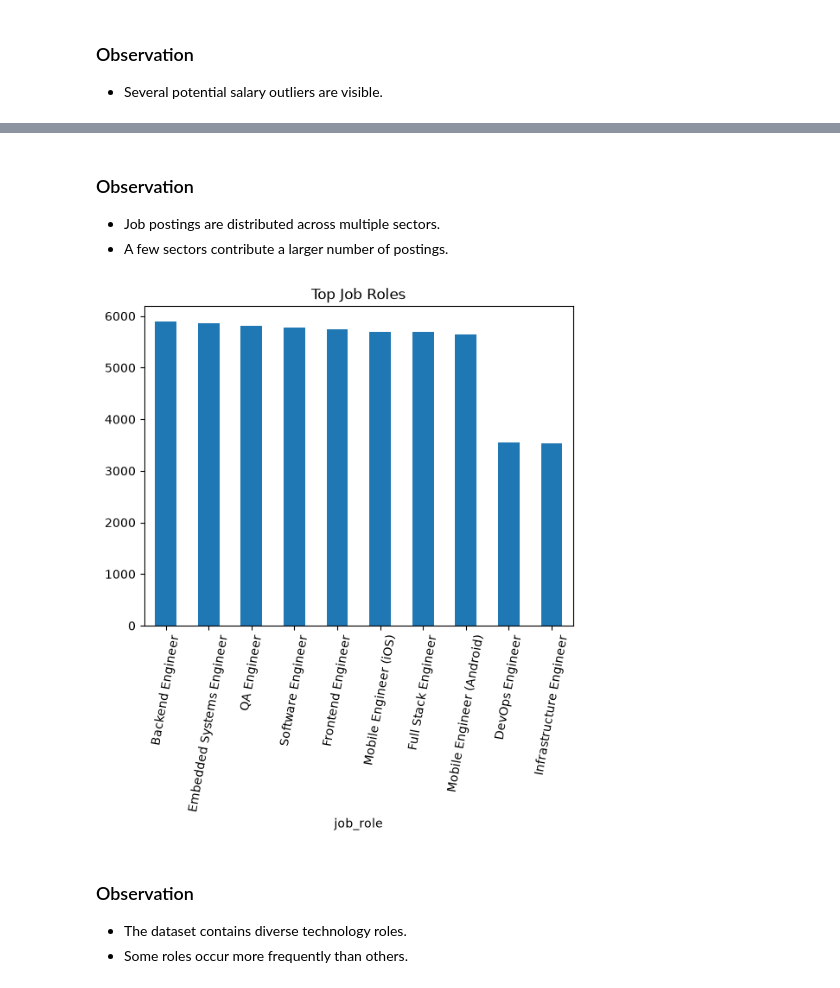
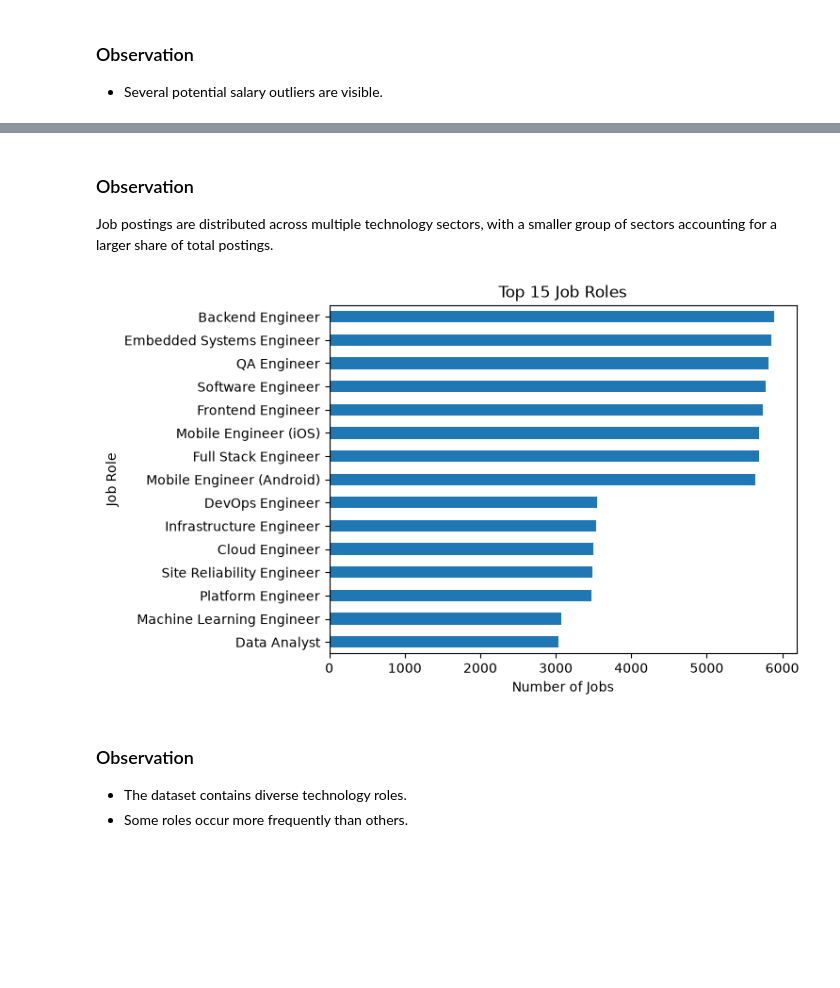
Before and after one commit to adityasaini-devx/Task_01, a Jupyter notebook: EDA_Tech_Job_Market.ipynb, the cells around one changed output, grey strips where cells are left out. Cells and saved outputs as stored; diff of their text form; code cells hidden in the pictures; blank space fills up the shorter version.

```diff
--- a/EDA_Tech_Job_Market.ipynb
+++ b/EDA_Tech_Job_Market.ipynb
@@ -311,6 +387,8 @@ plt.show()
 # %%
 df["salary_min_usd"] = pd.to_numeric(df["salary_min_usd"], errors="coerce")
 df["salary_max_usd"] = pd.to_numeric(df["salary_max_usd"], errors="coerce")
+df.loc[df["salary_min_usd"] <= 0, "salary_min_usd"] = np.nan
+df.loc[df["salary_max_usd"] <= 0, "salary_max_usd"] = np.nan
 # %%
 inv_exp = df["years_experience_max"] < df["years_experience_min"]
 df.loc[inv_exp, ["years_experience_min", "years_experience_max"]] = df.loc[inv_exp, ["years_experience_max", "years_experience_min"]].values
@@ -338,3 +440,15 @@ plt.show()
 # %% [markdown]
 ### Observation
 - Several potential salary outliers are visible.
+# %%
+df["sector_clean"] = (df["sector"].str.strip().str.title())
+# %%
+sector_map = {
+    "Ai/Ml": "AI/ML",
+    "E-Commerce": "E-commerce",
+    "Healthtech": "HealthTech",
+    "Edtech": "EdTech",
+    "Saas": "SaaS",
+    "Fintech": "Fintech"}
+# %%
+df["sector_clean"] = (df["sector_clean"].replace(sector_map))
@@ -350,17 +479,20 @@ plt.show()
 # %% [markdown]
 ### Observation
-- Job postings are distributed across multiple sectors.
-- A few sectors contribute a larger number of postings.
+
+Job postings are distributed across multiple technology sectors,
+with a smaller group of sectors accounting for a larger share
+of total postings.
 # %%
-df["job_role"].value_counts().head(10).plot(
-    kind="bar"
-)
+top_roles = df["job_role"].value_counts().head(15)
 
-plt.title("Top Job Roles")
-plt.xticks(rotation=80)
+top_roles.sort_values().plot(kind="barh")
+
+plt.title("Top 15 Job Roles")
+plt.xlabel("Number of Jobs")
+plt.ylabel("Job Role")
 plt.show()
 # %% [output]
-[figure, old version]
+[figure, new version]
 # %% [markdown]
 ### Observation
 - The dataset contains diverse technology roles.
```
Also changed, not shown: parts of 64 cells of this notebook.
